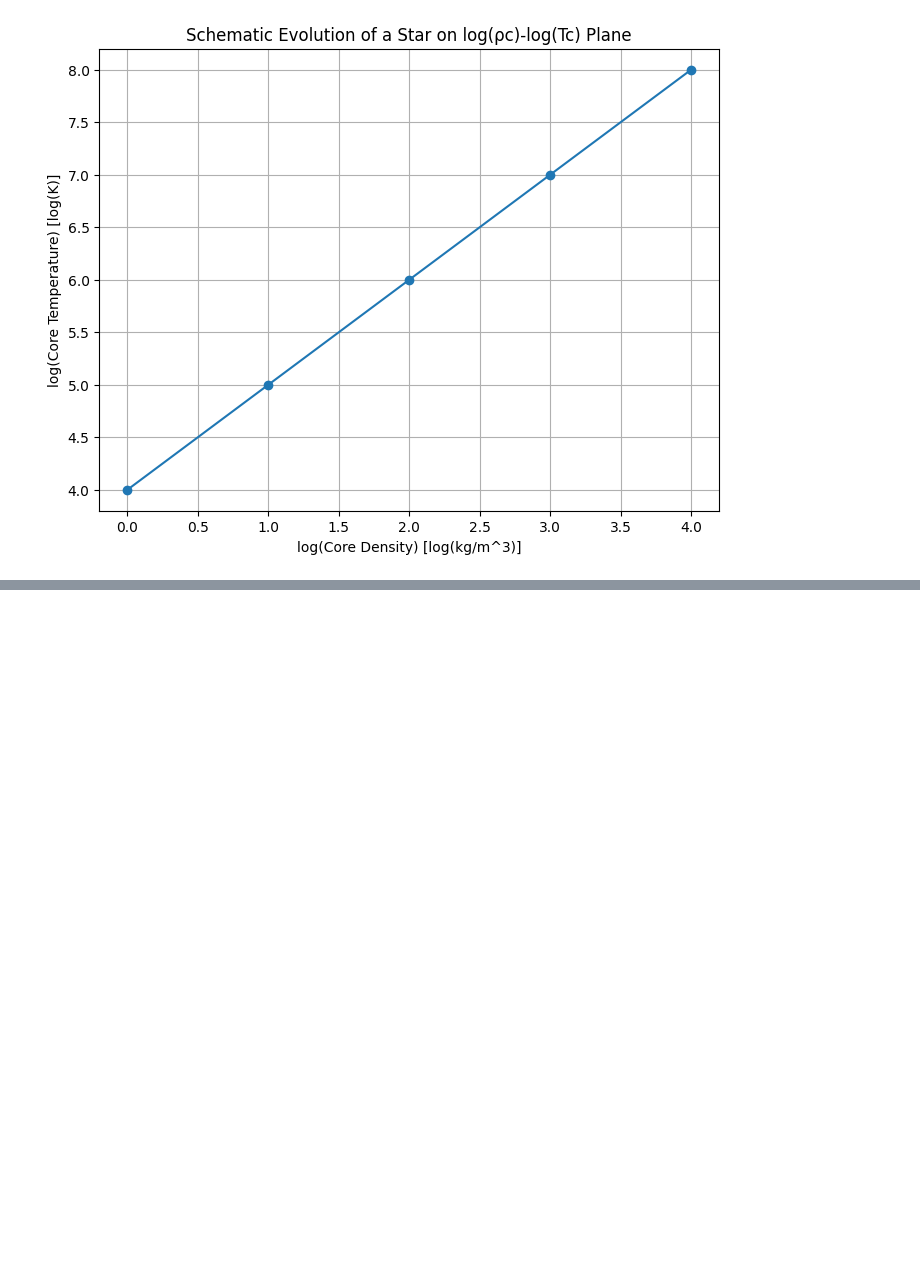
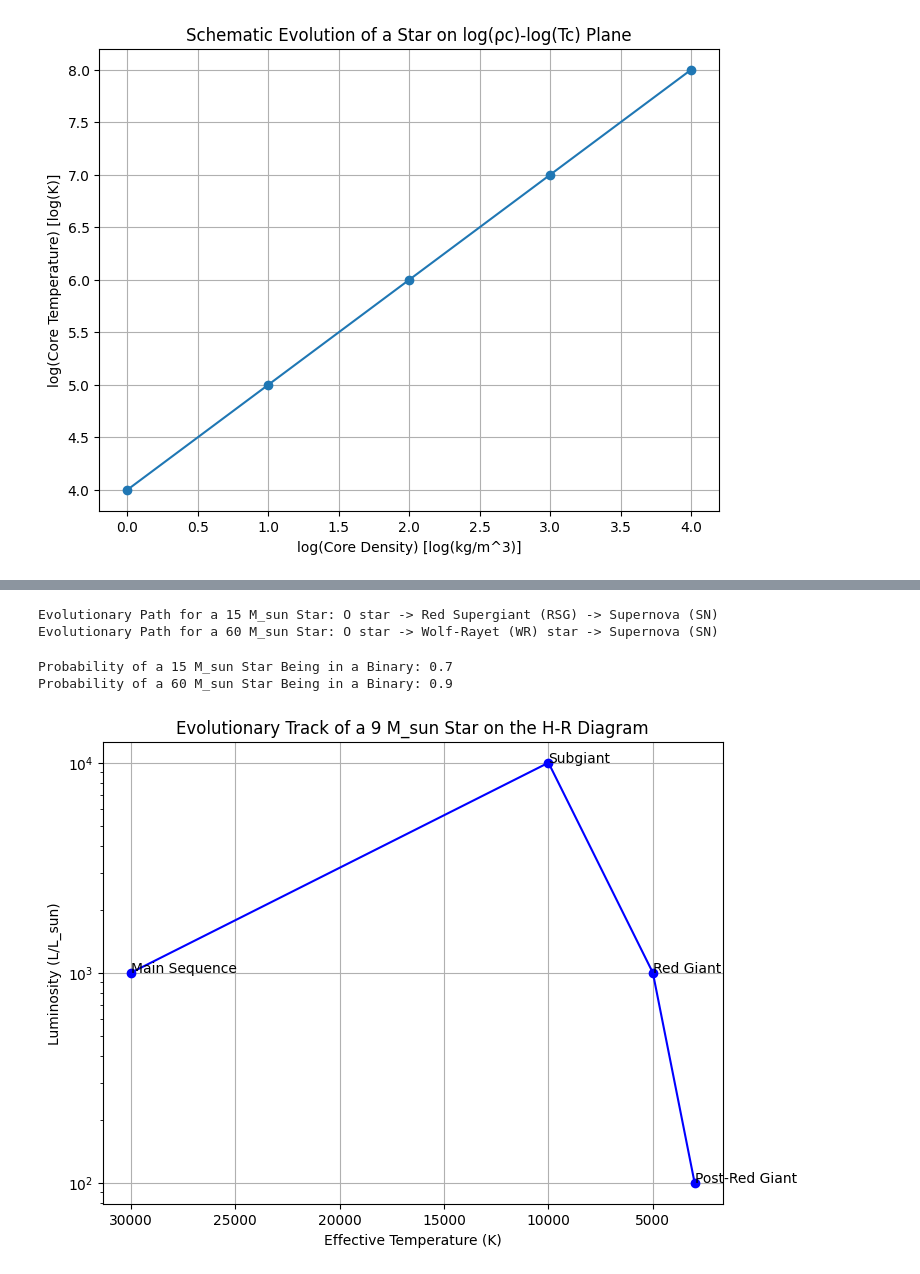
Before and after one commit to Fr4nc3/astrophysics-exercises, a Jupyter notebook: stellar/stellar.ipynb, the cells around one changed output, grey strips where cells are left out. Saved outputs shown, nothing was run; the diff lists cells and outputs as text; code cells hidden in the pictures; blank space fills up the shorter version.

```diff
--- a/stellar/stellar.ipynb
+++ b/stellar/stellar.ipynb
@@ -979,0 +1213,75 @@ plt.show()
+# %%
+def outline_evolutionary_path(initial_mass):
+    """
+    Outline the evolutionary path of a massive star based on its initial mass.
+
+    :param initial_mass: Initial mass of the star (solar masses)
+    :return: Evolutionary path
+    """
+    if initial_mass >= 60:  # Very massive stars
+        path = "O star -> Wolf-Rayet (WR) star -> Supernova (SN)"
+    elif initial_mass >= 15:  # Massive stars
+        path = "O star -> Red Supergiant (RSG) -> Supernova (SN)"
+    else:
+        path = "Unknown path for this mass range"
+
+    return path
+
+# Example usage
+massive_star_path = outline_evolutionary_path(15)
+very_massive_star_path = outline_evolutionary_path(60)
+
+print(f"Evolutionary Path for a 15 M_sun Star: {massive_star_path}")
+print(f"Evolutionary Path for a 60 M_sun Star: {very_massive_star_path}")
+# %% [output]
+Evolutionary Path for a 15 M_sun Star: O star -> Red Supergiant (RSG) -> Supernova (SN)
+Evolutionary Path for a 60 M_sun Star: O star -> Wolf-Rayet (WR) star -> Supernova (SN)
+# %%
+def binary_probability(star_mass):
+    """
+    Estimate the probability of a massive star being in a binary system based on its mass.
+
+    :param star_mass: Mass of the star (solar masses)
+    :return: Probability of being in a binary system
+    """
+    if star_mass > 30:
+        probability = 0.9  # High probability for stars > 30 solar masses
+    elif star_mass > 8:
+        probability = 0.7  # Moderate probability for stars between 8 and 30 solar masses
+    else:
+        probability = 0.5  # Lower probability for less massive stars
+
+    return probability
+
+# Example usage
+probability_15Msun = binary_probability(15)
+probability_60Msun = binary_probability(60)
+
+print(f"Probability of a 15 M_sun Star Being in a Binary: {probability_15Msun}")
+print(f"Probability of a 60 M_sun Star Being in a Binary: {probability_60Msun}")
+# %% [output]
+Probability of a 15 M_sun Star Being in a Binary: 0.7
+Probability of a 60 M_sun Star Being in a Binary: 0.9
+# %%
+import matplotlib.pyplot as plt
+
+# Hypothetical data for a 9 M_sun star's evolutionary track
+# Note: These are illustrative values for demonstration purposes
+temperatures = [30000, 10000, 5000, 3000]  # Effective temperature in Kelvin
+luminosities = [1e3, 1e4, 1e3, 1e2]  # Luminosity in solar units
+phases = ['Main Sequence', 'Subgiant', 'Red Giant', 'Post-Red Giant']
+
+# Plotting the evolutionary track on the H-R diagram
+plt.figure(figsize=(8, 6))
+plt.plot(temperatures, luminosities, marker='o', linestyle='-', color='blue')
+for t, l, p in zip(temperatures, luminosities, phases):
+    plt.text(t, l, p)
+plt.xlabel('Effective Temperature (K)')
+plt.ylabel('Luminosity (L/L_sun)')
+plt.title('Evolutionary Track of a 9 M_sun Star on the H-R Diagram')
+plt.gca().invert_xaxis()  # Invert the x-axis to match the standard H-R diagram layout
+plt.yscale('log')  # Log scale for luminosity
+plt.grid(True)
+plt.show()
+# %% [output]
+[figure, added]
```
Also changed, not shown: parts of 22 cells of this notebook.
